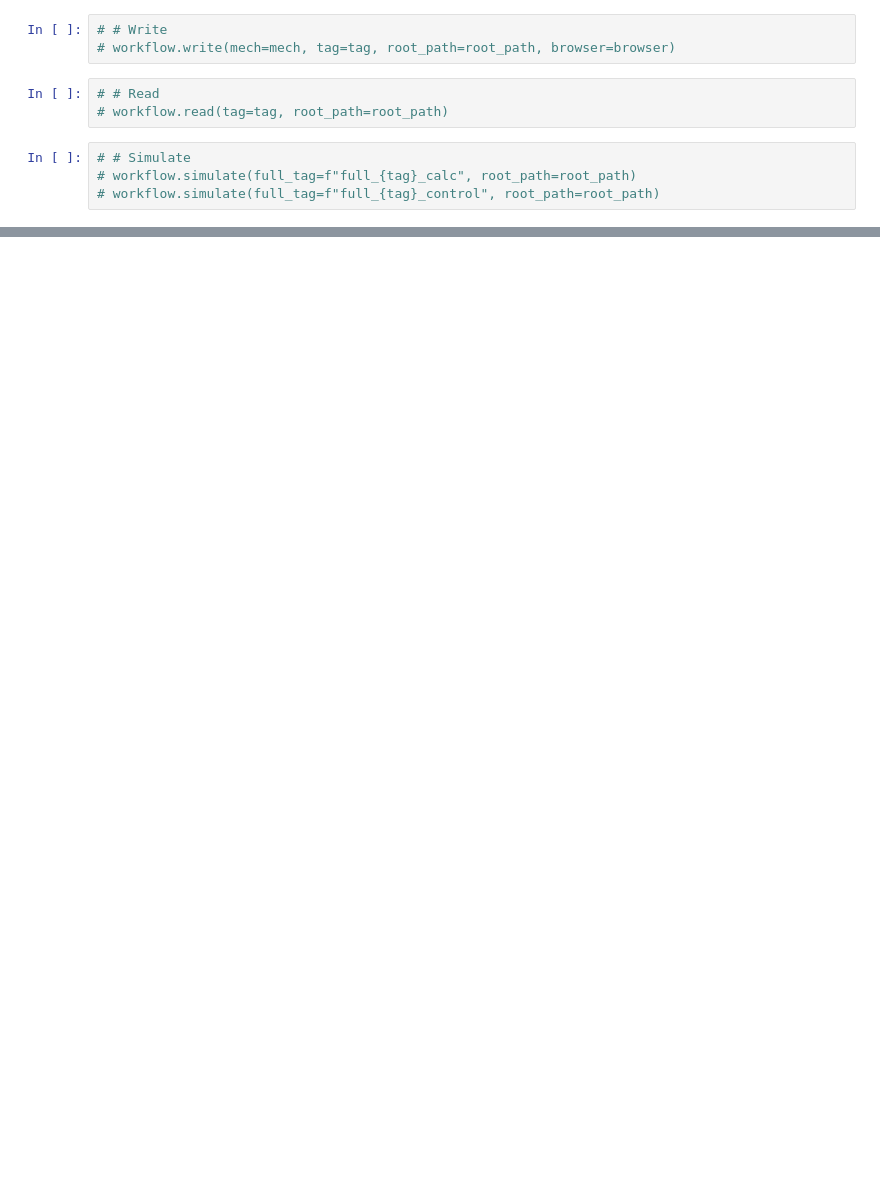
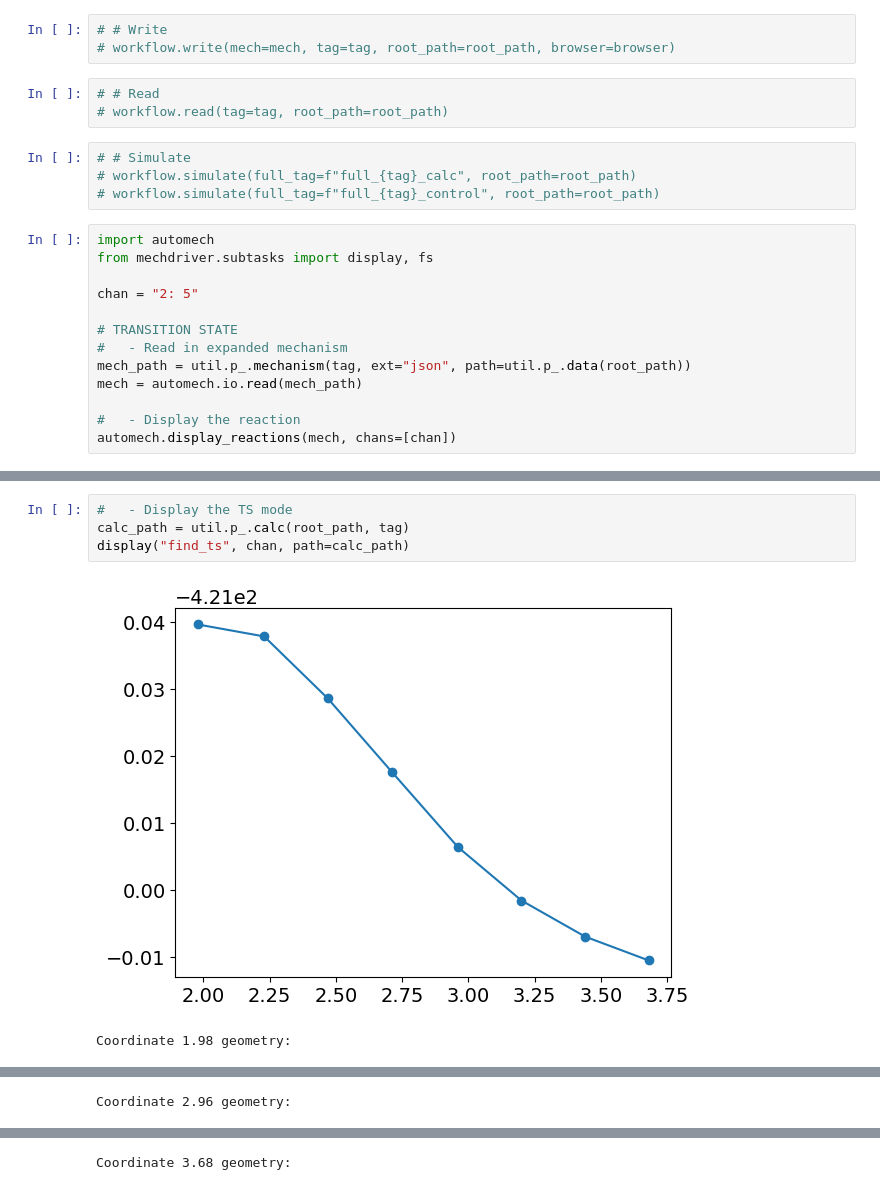
Before and after one commit to avcopan/project-cyclopentane, a Jupyter notebook: notebooks/B_rh-ho2_p2v0.ipynb, the cells around one changed output, grey strips where cells are left out. Cells and saved outputs as stored; diff of their text form; blank space fills up the shorter version.

```diff
--- a/notebooks/B_rh-ho2_p2v0.ipynb
+++ b/notebooks/B_rh-ho2_p2v0.ipynb
@@ -36,3 +36,16 @@ automech.display(mech)
 # # Simulate
 # workflow.simulate(full_tag=f"full_{tag}_calc", root_path=root_path)
 # workflow.simulate(full_tag=f"full_{tag}_control", root_path=root_path)
+# %%
+import automech
+from mechdriver.subtasks import display, fs
+
+chan = "2: 5"
+
+# TRANSITION STATE
+#   - Read in expanded mechanism
+mech_path = util.p_.mechanism(tag, ext="json", path=util.p_.data(root_path))
+mech = automech.io.read(mech_path)
+
+#   - Display the reaction
+automech.display_reactions(mech, chans=[chan])
@@ -38,0 +64,7 @@ automech.display(mech)
+# %%
+#   - Display the TS mode
+calc_path = util.p_.calc(root_path, tag)
+display("find_ts", chan, path=calc_path)
+# %% [output]
+[figure, added]
+Coordinate 1.98 geometry:
@@ -38,0 +72 @@ automech.display(mech)
+Coordinate 2.96 geometry:
@@ -38,0 +74 @@ automech.display(mech)
+Coordinate 3.68 geometry:
```
Also changed, not shown: parts of 4 cells of this notebook, 4 other files.
